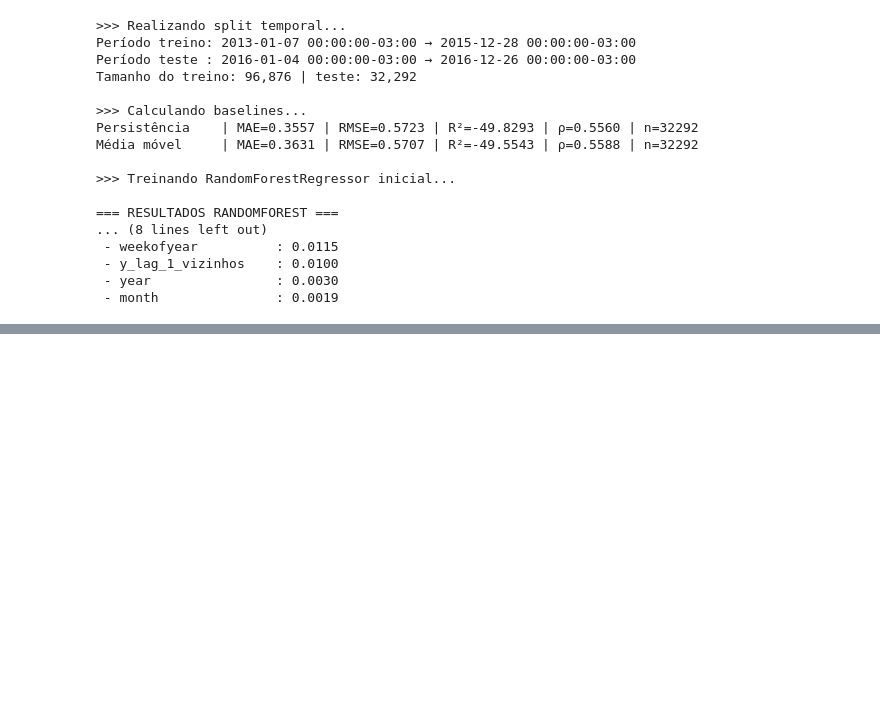
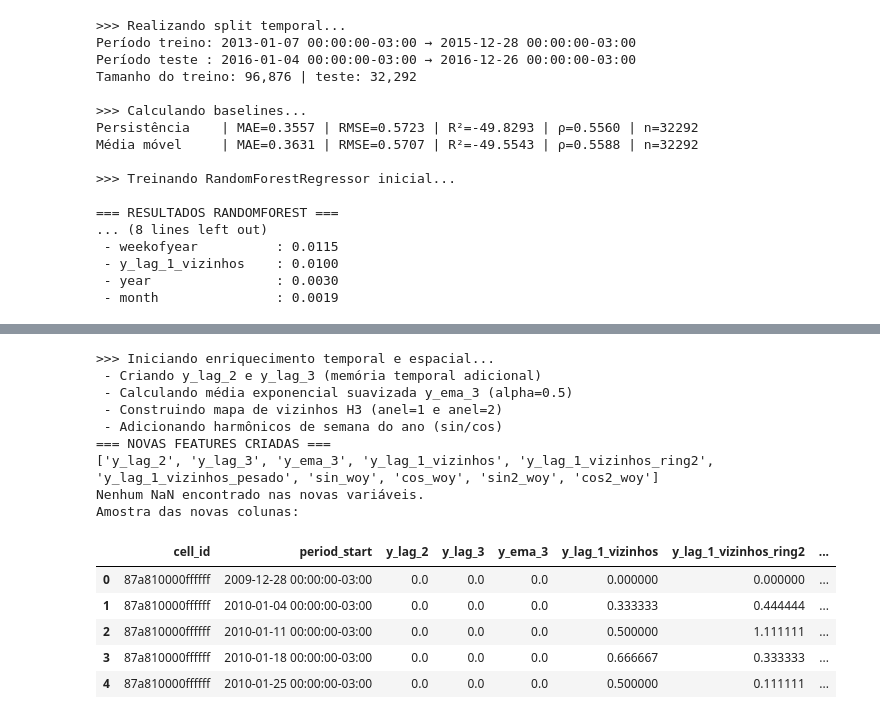
Before and after one commit to jgvalarc/prepol-project, a Jupyter notebook: notebooks/Crime_Detection_RFRegression.ipynb, the cells around one changed output, grey strips where cells are left out. Cells and saved outputs as stored; diff of their text form; code cells hidden in the pictures; blank space fills up the shorter version.

```diff
--- a/notebooks/Crime_Detection_RFRegression.ipynb
+++ b/notebooks/Crime_Detection_RFRegression.ipynb
@@ -1203,7 +1194,7 @@ relatorio = []
 # [1] Estrutura e dimensões
 linhas, colunas = df_panel.shape
 relatorio.append("============================================================")
-relatorio.append("RELATÓRIO TEXTUAL — df_panel (Painel agregado por célula × período)")
+relatorio.append("RELATÓRIO TEXTUAL — df_panel (Painel agregado por célula \ período)")
 relatorio.append("============================================================")
 relatorio.append(f"Linhas totais: {linhas:,}")
 relatorio.append(f"Colunas totais: {colunas}")
@@ -2018,8 +2008,7 @@ neighbor_pairs.drop_duplicates(inplace=True)
 
 base_index = df_panel[["cell_id", "period_start"]].drop_duplicates()
 neighbor_source = df_panel[["cell_id", "period_start", "y_lag_1"]].rename(
-    columns={"cell_id": "neighbor_id", "y_lag_1": "neighbor_value"}
-)
+    columns={"cell_id": "neighbor_id", "y_lag_1": "neighbor_value"})
 
 def _aggregate_neighbor_mean(pairs_df, output_name):
     if pairs_df.empty:
@@ -2082,37 +2071,51 @@ ring2_pairs = neighbor_pairs[neighbor_pairs["distance"] == 2][["cell_id", "neigh
 
 agg_ring1 = _aggregate_neighbor_mean(ring1_pairs, "y_lag_1_vizinhos")
 agg_ring2 = _aggregate_neighbor_mean(ring2_pairs[["cell_id", "neighbor_id"]], "y_lag_1_vizinhos_ring2")
 agg_weighted = _aggregate_neighbor_weighted(neighbor_pairs, "y_lag_1_vizinhos_pesado")
 
 for agg_df in [agg_ring1, agg_ring2, agg_weighted]:
     df_panel = df_panel.merge(agg_df, on=["cell_id", "period_start"], how="left")
 
 neighbor_cols = ["y_lag_1_vizinhos", "y_lag_1_vizinhos_ring2", "y_lag_1_vizinhos_pesado"]
 df_panel[neighbor_cols] = df_panel[neighbor_cols].fillna(0.0)
 
 # --- 4) Harmônicos sazonais suaves ---
 print(" - Adicionando harmônicos de semana do ano (sin/cos)")
 week = df_panel["weekofyear"].to_numpy(dtype=float)
 df_panel["sin_woy"] = np.sin(2 * np.pi * week / 52.0)
 df_panel["cos_woy"] = np.cos(2 * np.pi * week / 52.0)
 df_panel["sin2_woy"] = np.sin(4 * np.pi * week / 52.0)
 df_panel["cos2_woy"] = np.cos(4 * np.pi * week / 52.0)
 
 new_feature_cols = lag_cols + neighbor_cols + ["sin_woy", "cos_woy", "sin2_woy", "cos2_woy"]
 
-print("
-=== NOVAS FEATURES CRIADAS ===")
+print("=== NOVAS FEATURES CRIADAS ===")
 print(new_feature_cols)
 missing_counts = df_panel[new_feature_cols].isna().sum()
 if missing_counts.any():
     print("[ALERTA] Foram encontrados NaNs nas novas variáveis:")
     print(missing_counts[missing_counts > 0])
 else:
     print("Nenhum NaN encontrado nas novas variáveis.")
 
-print("
-Amostra das novas colunas:")
+print("Amostra das novas colunas:")
 display(df_panel[["cell_id", "period_start"] + new_feature_cols].head())
+# %% [output]
+>>> Iniciando enriquecimento temporal e espacial...
+ - Criando y_lag_2 e y_lag_3 (memória temporal adicional)
+ - Calculando média exponencial suavizada y_ema_3 (alpha=0.5)
+ - Construindo mapa de vizinhos H3 (anel=1 e anel=2)
+ - Adicionando harmônicos de semana do ano (sin/cos)
+=== NOVAS FEATURES CRIADAS ===
+['y_lag_2', 'y_lag_3', 'y_ema_3', 'y_lag_1_vizinhos', 'y_lag_1_vizinhos_ring2', 'y_lag_1_vizinhos_pesado', 'sin_woy', 'cos_woy', 'sin2_woy', 'cos2_woy']
+Nenhum NaN encontrado nas novas variáveis.
+Amostra das novas colunas:
+|  | cell_id | period_start | y_lag_2 | y_lag_3 | y_ema_3 | y_lag_1_vizinhos | y_lag_1_vizinhos_ring2 | ... |
+| 0 | 87a810000ffffff | 2009-12-28 00:00:00-03:00 | 0.0 | 0.0 | 0.0 | 0.000000 | 0.000000 | ... |
+| 1 | 87a810000ffffff | 2010-01-04 00:00:00-03:00 | 0.0 | 0.0 | 0.0 | 0.333333 | 0.444444 | ... |
+| 2 | 87a810000ffffff | 2010-01-11 00:00:00-03:00 | 0.0 | 0.0 | 0.0 | 0.500000 | 1.111111 | ... |
+| 3 | 87a810000ffffff | 2010-01-18 00:00:00-03:00 | 0.0 | 0.0 | 0.0 | 0.666667 | 0.333333 | ... |
+| 4 | 87a810000ffffff | 2010-01-25 00:00:00-03:00 | 0.0 | 0.0 | 0.0 | 0.500000 | 0.111111 | ... |
 # %%
 # ====================================================================================
 # CÉLULA #8.5 | RandomForest (y_norm) com features enriquecidas e métricas adicionais
```
Also changed, not shown: parts of 10 cells of this notebook, 1 other file.
